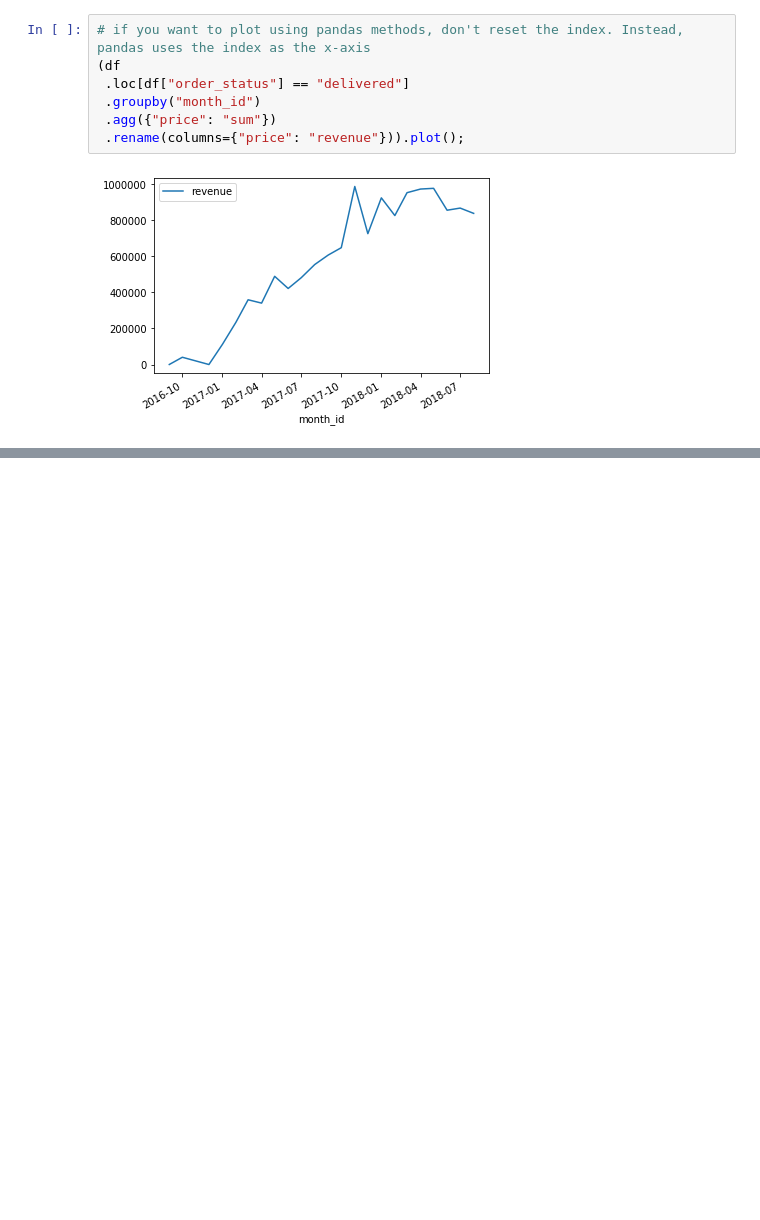
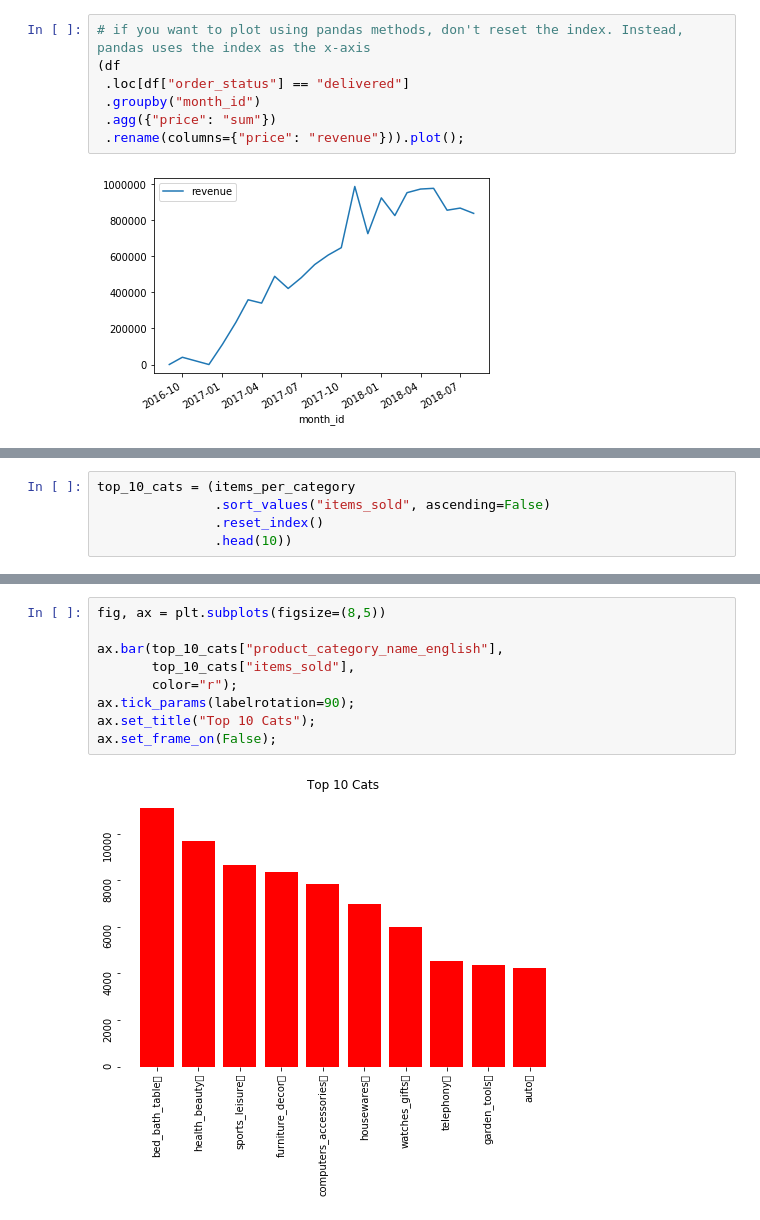
Before and after one commit to mavidvd/data-ber-03-20, a Jupyter notebook: Notes/module_1/week_2/4_matplotlib-intro.ipynb, the cells around one changed output, grey strips where cells are left out. Cells and saved outputs as stored; diff of their text form; blank space fills up the shorter version.

```diff
--- a/Notes/module_1/week_2/4_matplotlib-intro.ipynb
+++ b/Notes/module_1/week_2/4_matplotlib-intro.ipynb
@@ -177,0 +235,5 @@ df = df.rename(columns={"order_purchase_timestamp": "month_id"})
+# %%
+top_10_cats = (items_per_category
+               .sort_values("items_sold", ascending=False)
+               .reset_index()
+               .head(10))
@@ -177,0 +254,11 @@ df = df.rename(columns={"order_purchase_timestamp": "month_id"})
+# %%
+fig, ax = plt.subplots(figsize=(8,5))
+
+ax.bar(top_10_cats["product_category_name_english"],
+       top_10_cats["items_sold"],
+       color="r");
+ax.tick_params(labelrotation=90);
+ax.set_title("Top 10 Cats");
+ax.set_frame_on(False);
+# %% [output]
+[figure, added]
```
Also changed, not shown: parts of 26 cells of this notebook.
